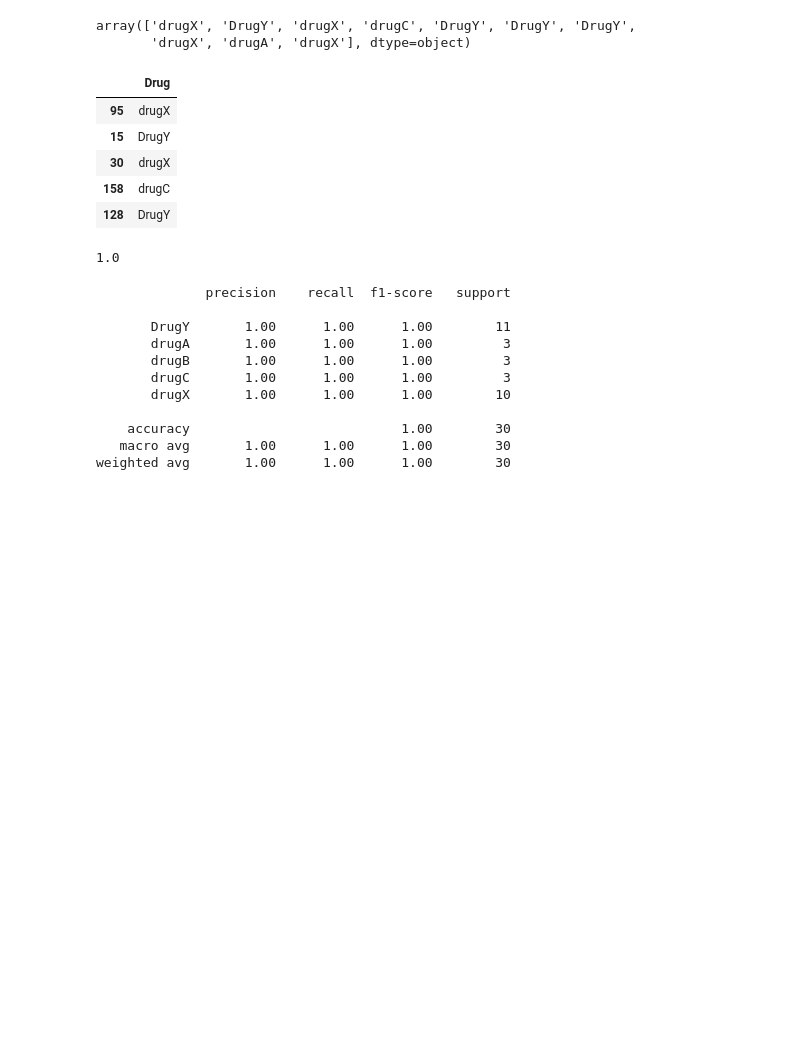
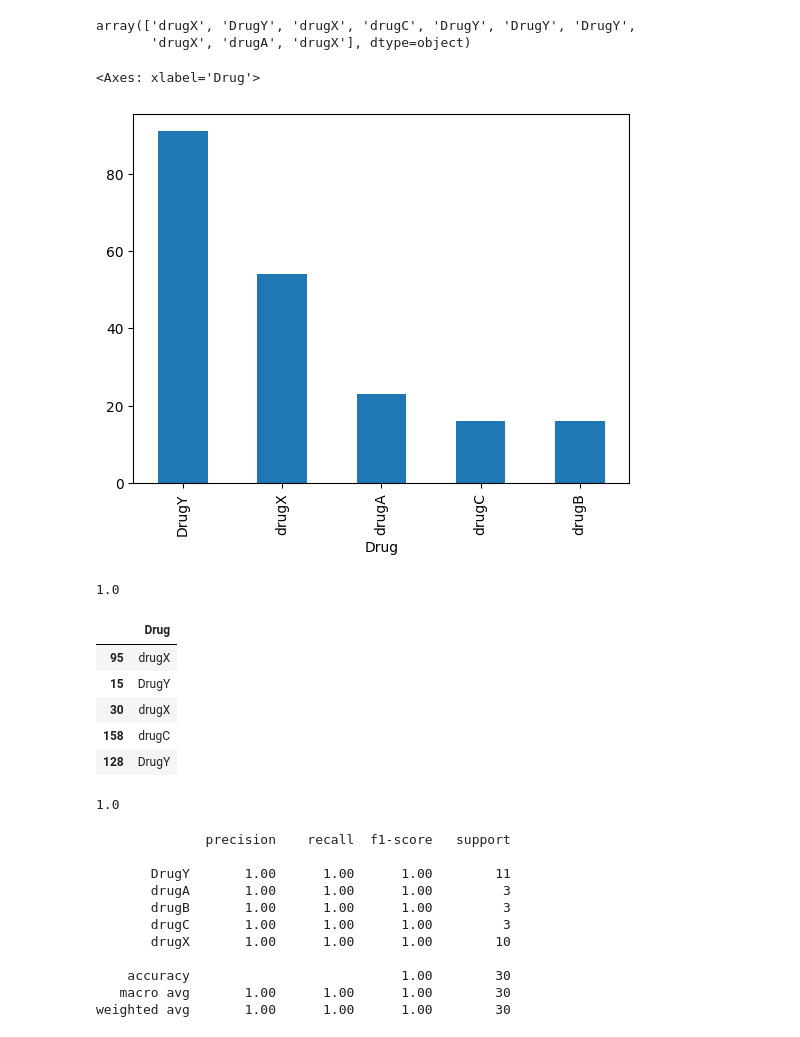
Before and after one commit to saishkhairnar21114-hub/machine-learning-, a Jupyter notebook: Decision Tree Classifier model/dtcm.ipynb, the cells around one changed output. Saved outputs shown, nothing was run; the diff lists cells and outputs as text; code cells hidden in the pictures; blank space fills up the shorter version.

```diff
--- a/Decision Tree Classifier model/dtcm.ipynb
+++ b/Decision Tree Classifier model/dtcm.ipynb
@@ -345,6 +415,19 @@ ypred[:10]
 # %% [output]
 array(['drugX', 'DrugY', 'drugX', 'drugC', 'DrugY', 'DrugY', 'DrugY',
        'drugX', 'drugA', 'drugX'], dtype=object)
+# %%
+df['Drug'].value_counts().plot(kind='bar')
+# %% [output]
+<Axes: xlabel='Drug'>
+[figure, added]
+# %%
+
+from sklearn.metrics import f1_score
+ypred_best = best_dtc.predict(xtest_pre)
+f1_dtc = f1_score(ytest,ypred_best,average='weighted')
+f1_dtc
+# %% [output]
+1.0
 # %%
 ytest.head()
 # %% [output]
```
Also changed, not shown: parts of 13 cells of this notebook, 2 other files.
